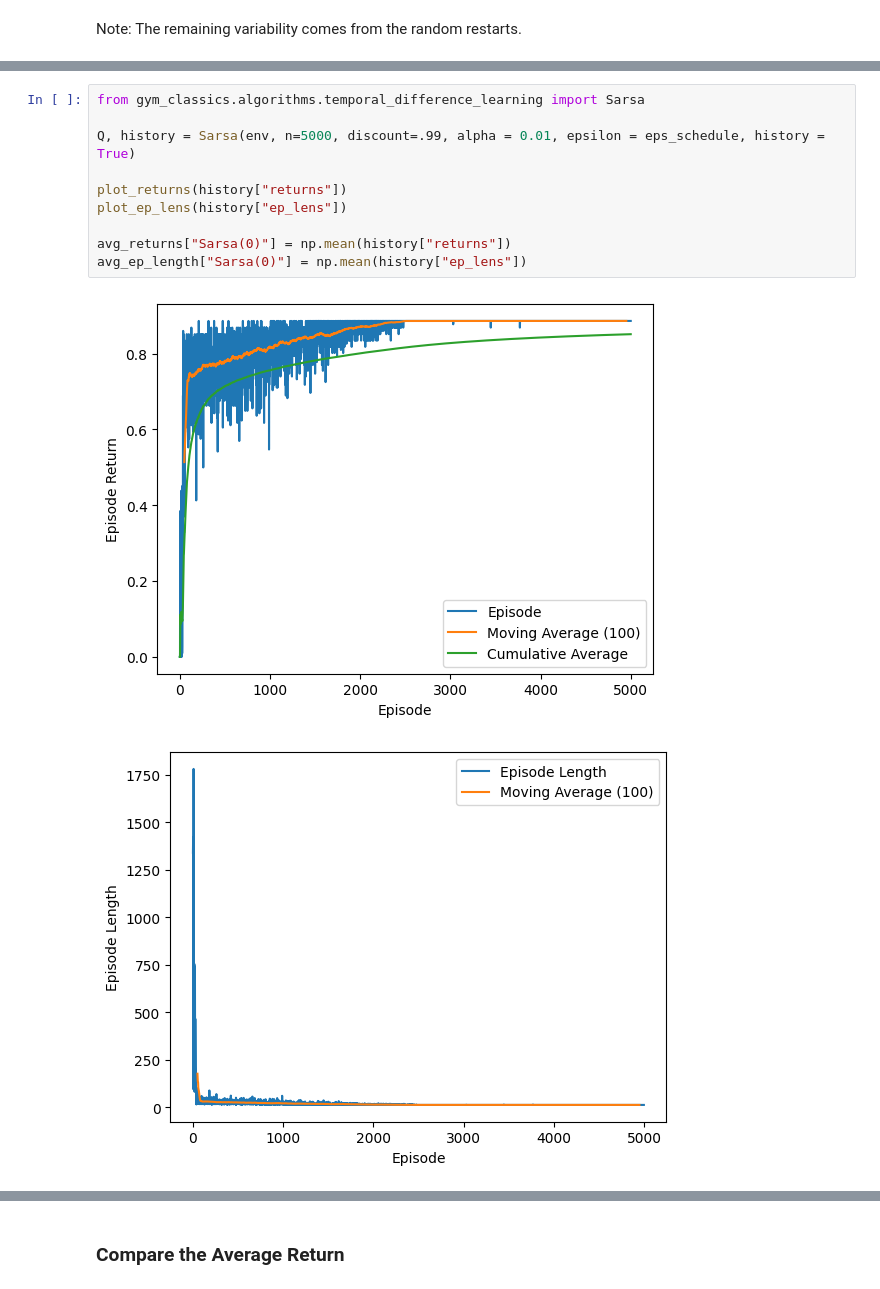
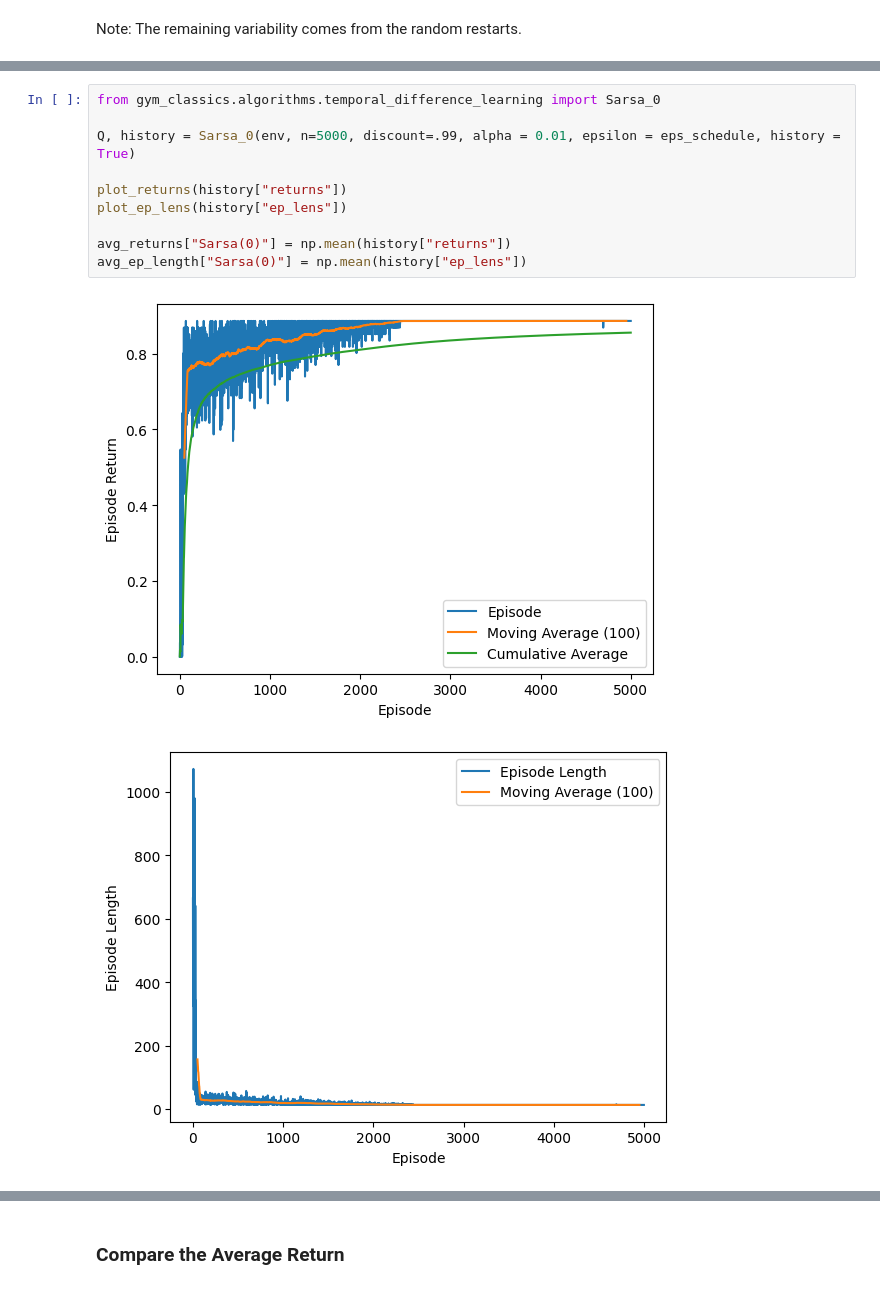
Before and after one commit to mhahsler/Introduction_to_Reinforcement_Learning, a Jupyter notebook: Policy_Gradient/L-Maze_Comparison.ipynb, the cells around one changed output, grey strips where cells are left out. Saved outputs shown, nothing was run; the diff lists cells and outputs as text.

```diff
--- a/Policy_Gradient/L-Maze_Comparison.ipynb
+++ b/Policy_Gradient/L-Maze_Comparison.ipynb
@@ -69,13 +68,13 @@ We use:
 # %%
-from gym_classics.algorithms.temporal_difference_learning import Sarsa
+from gym_classics.algorithms.temporal_difference_learning import Sarsa_0
 
-Q, history = Sarsa(env, n=5000, discount=.99, alpha = 0.01, epsilon = eps_schedule, history = True)
+Q, history = Sarsa_0(env, n=5000, discount=.99, alpha = 0.01, epsilon = eps_schedule, history = True)
 
 plot_returns(history["returns"])
 plot_ep_lens(history["ep_lens"])
 
 avg_returns["Sarsa(0)"] = np.mean(history["returns"])
 avg_ep_length["Sarsa(0)"] = np.mean(history["ep_lens"])
 # %% [output]
-[figure, old version]
+[figure, new version]
-[figure, old version]
+[figure, new version]
```
Also changed, not shown: parts of 22 cells of this notebook, 4 other files.
